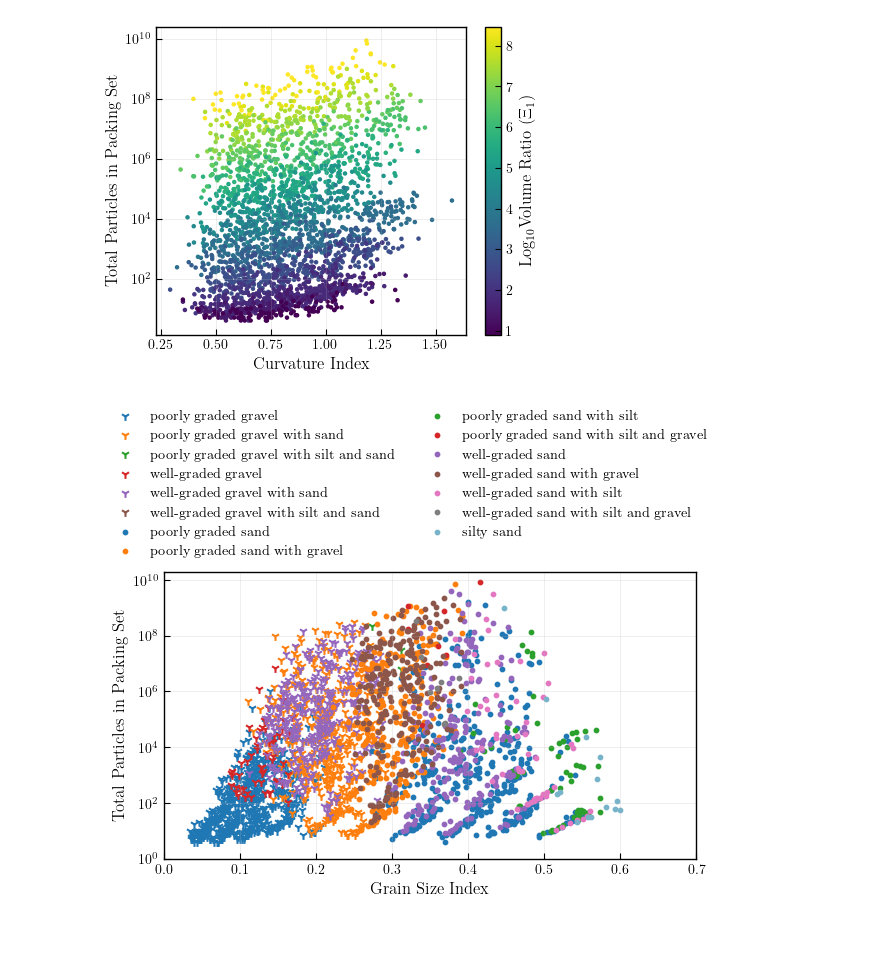
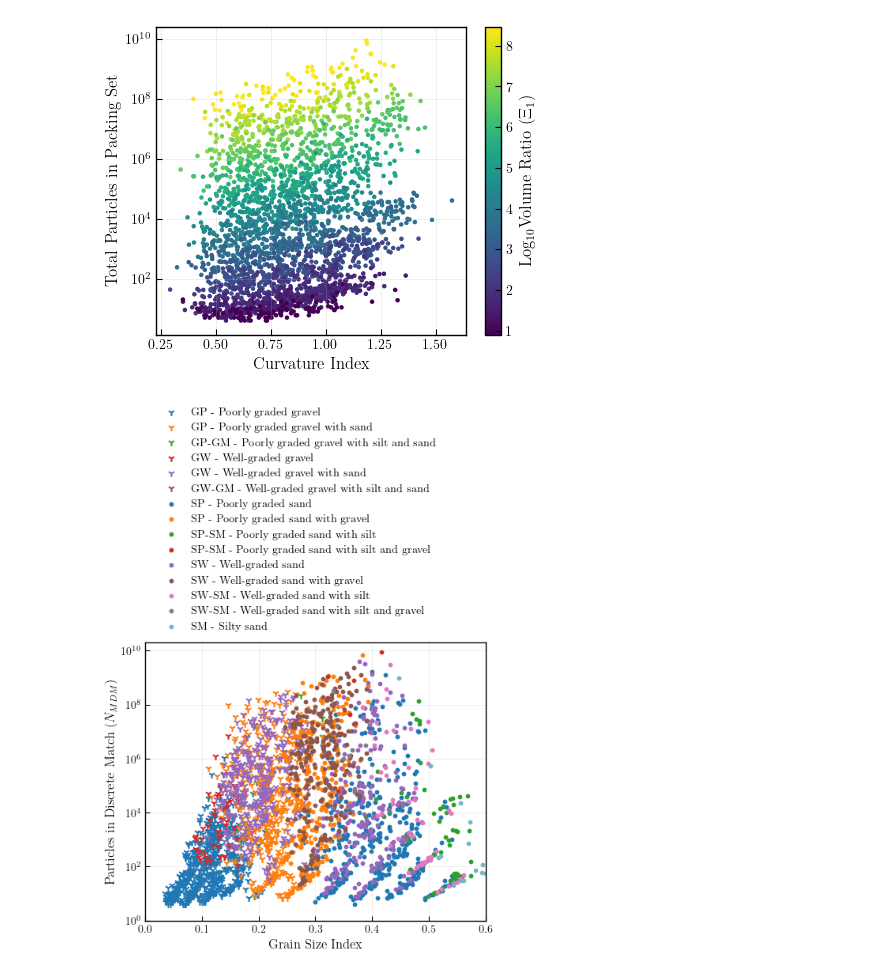
Before and after one commit to lornearnold/discrete_analytical_mech, a Jupyter notebook: mps_plots.ipynb, the cells around one changed output. Cells and saved outputs as stored; diff of their text form; code cells hidden in the pictures; blank space fills up the shorter version.

```diff
--- a/mps_plots.ipynb
+++ b/mps_plots.ipynb
@@ -596,7 +596,7 @@ ax.set_yscale("log")
 [figure]
 # %%
 # plt.close("all")
-fig, ax = plt.subplots(figsize=(6, 5), layout="constrained")
+fig, ax = plt.subplots(figsize=(5, 7), layout="constrained")
 
 x_param = "gs_index"
 y_param = "total_particles"
@@ -616,35 +616,36 @@ for j, cat in enumerate(categories):
 
     for i, (label, group) in enumerate(df_plot.groupby(group_param)):
         # if "graded gravel" in label:
         #     marker = "|"
         # else:
         #     marker = "_"
+        symbol = group["group_symbol"].iloc[0]
         ax.scatter(
             group[x_param],
             group[y_param],
-            label=f"{label}",
+            label=f"{symbol} - {label.capitalize()}",
             marker=markers[j],
             color=palette[i],
             # alpha=0.75,
             s=40,  # Scale point size by log_total_particles
         )
 
 
 fig.legend(
     loc="outside upper center",
     fontsize="small",
-    ncols=2,
+    ncols=1,
     frameon=False,
     handlelength=2,
 )
 
 ax.set_xlabel("Grain Size Index")
-ax.set_ylabel("Total Particles in Packing Set")
+ax.set_ylabel("Particles in Discrete Match ($N_{MDM}$)")
 ax.set_ylim(1e0, 2e10)
-ax.set_xlim(0.0, 0.7)
+ax.set_xlim(0.0, 0.6)
 # ax.set_xlim(1e-2, 1e2)
 # ax.set_xscale("log")
 ax.set_yscale("log")
 ax.grid(True, which="both", axis="both")
 # %% [output]
-[figure, old version]
+[figure, new version]
```
Also changed, not shown: parts of 13 cells of this notebook, 9 other files.
